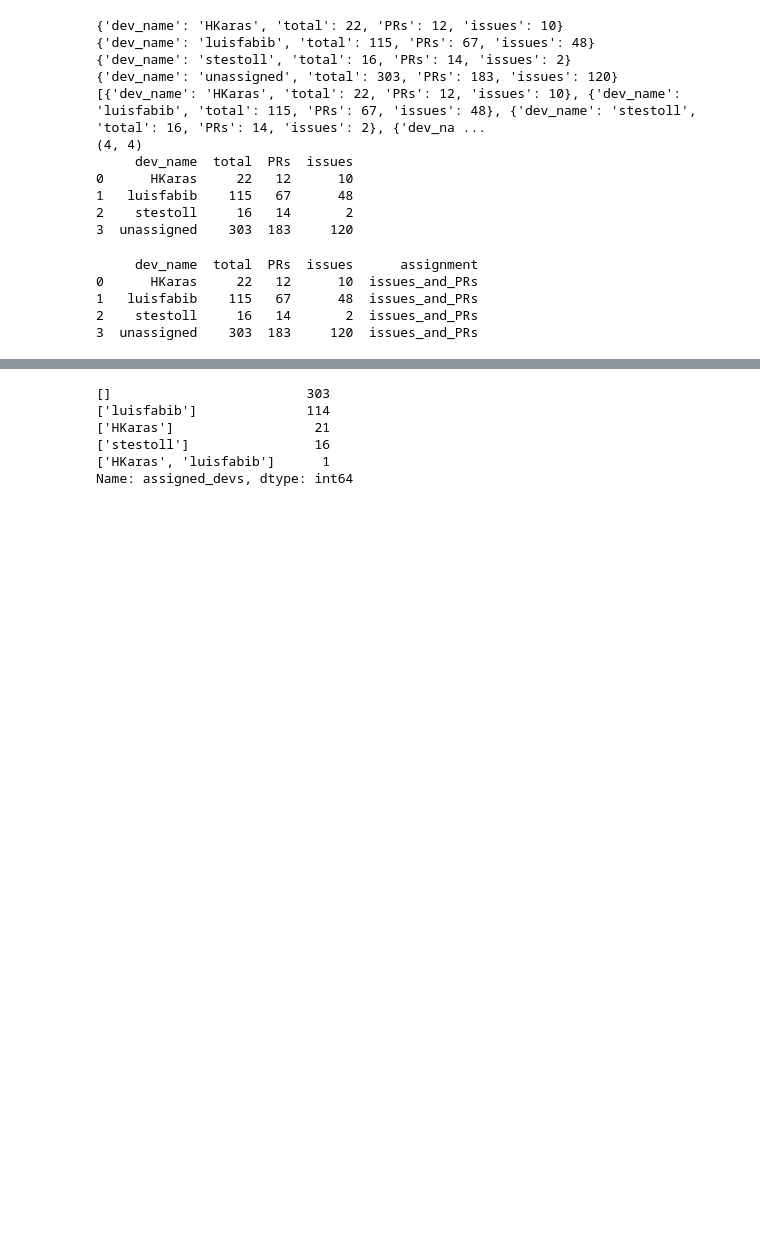
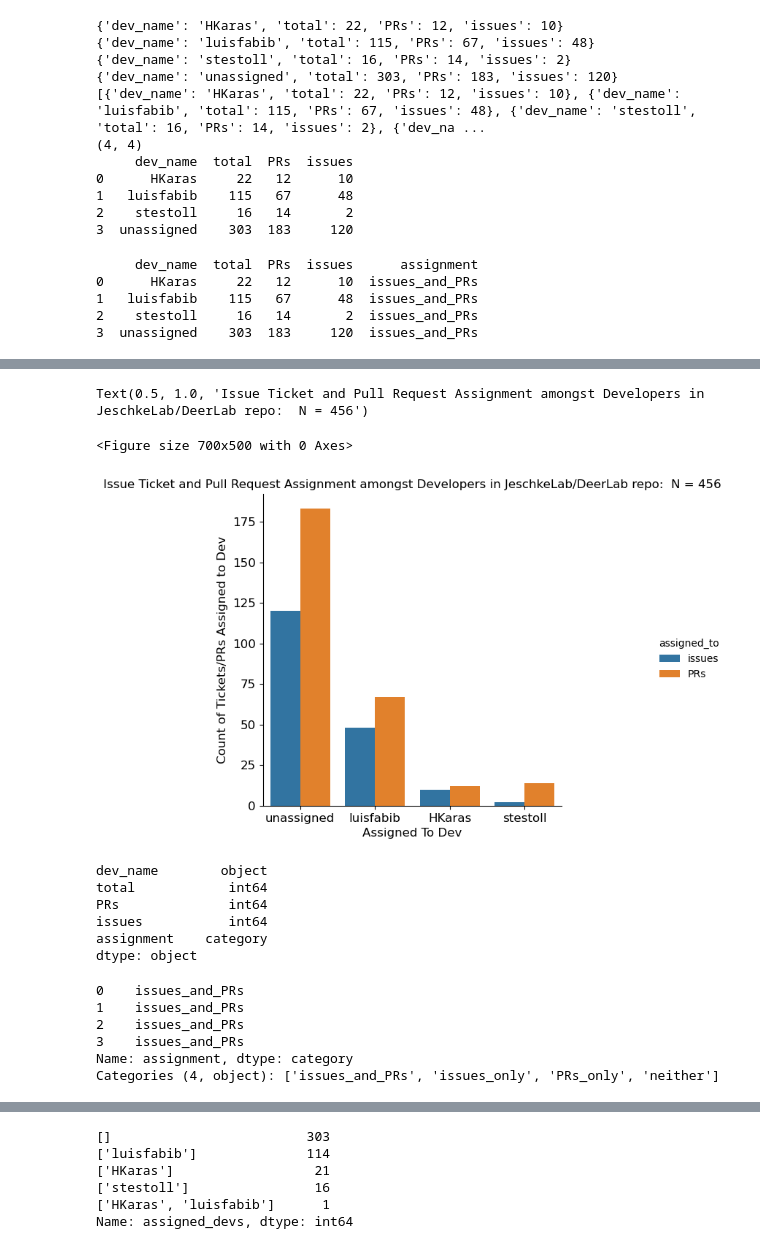
Before and after one commit to FlicAnderson/RSE-personas, a Jupyter notebook: githubanalysis/notebooks/Dev_Assignment.ipynb, the cells around one changed output, grey strips where cells are left out. Saved outputs shown, nothing was run; the diff lists cells and outputs as text; code cells hidden in the pictures; blank space fills up the shorter version.

```diff
--- a/githubanalysis/notebooks/Dev_Assignment.ipynb
+++ b/githubanalysis/notebooks/Dev_Assignment.ipynb
@@ -212,0 +449,3 @@ print(all_devs_df)
+# %%
+all_devs_df_melt = pd.melt(all_devs_df, id_vars=['dev_name', 'assignment'], var_name='assigned_to', value_vars=['issues', 'PRs'], value_name='assignment_counts')
+all_devs_df_melt
@@ -212,0 +462,40 @@ print(all_devs_df)
+# %%
+plt.figure(figsize=(7,5))
+ax=sns.catplot(
+    data=all_devs_df_melt,
+    x='dev_name',
+    y='assignment_counts',
+    hue='assigned_to',
+    kind='bar',
+    order = exploded_devs['assigned_devs'].value_counts(dropna=False).index
+)
+all_tix=all_devs_df_melt.assignment_counts.sum()
+plt.xticks(size=12)
+plt.xlabel('Assigned To Dev', size=12)
+plt.yticks(size=12)
+plt.ylabel('Count of Tickets/PRs Assigned to Dev', size=12)
+plt.title(f"Issue Ticket and Pull Request Assignment amongst Developers in {repo_name} repo:  N = {all_tix}")
+# %% [output]
+Text(0.5, 1.0, 'Issue Ticket and Pull Request Assignment amongst Developers in JeschkeLab/DeerLab repo:  N = 456')
+<Figure size 700x500 with 0 Axes>
+[figure, added]
+# %%
+all_devs_df['assignment'] = all_devs_df['assignment'].astype('category')
+
+all_devs_df.dtypes
+# %% [output]
+dev_name        object
+total            int64
+PRs              int64
+issues           int64
+assignment    category
+dtype: object
+# %%
+all_devs_df['assignment'].cat.set_categories(['issues_and_PRs','issues_only', 'PRs_only', 'neither'])
+# %% [output]
+0    issues_and_PRs
+1    issues_and_PRs
+2    issues_and_PRs
+3    issues_and_PRs
+Name: assignment, dtype: category
+Categories (4, object): ['issues_and_PRs', 'issues_only', 'PRs_only', 'neither']
```
Also changed, not shown: parts of 22 cells of this notebook.
